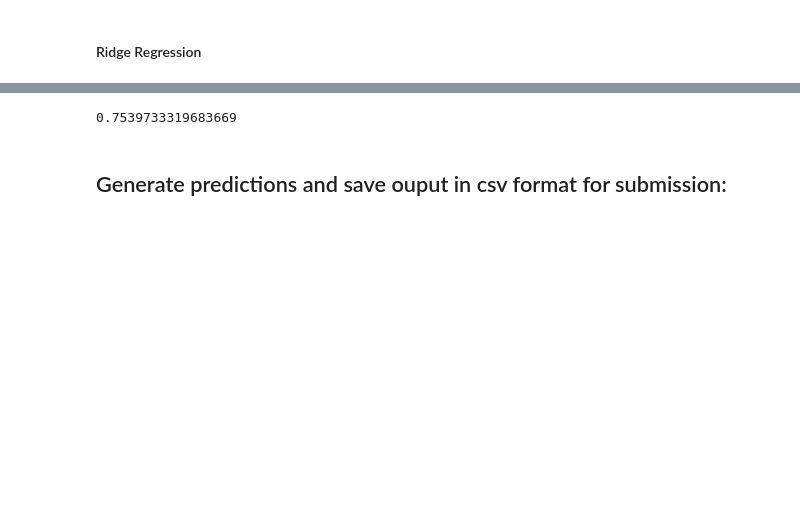
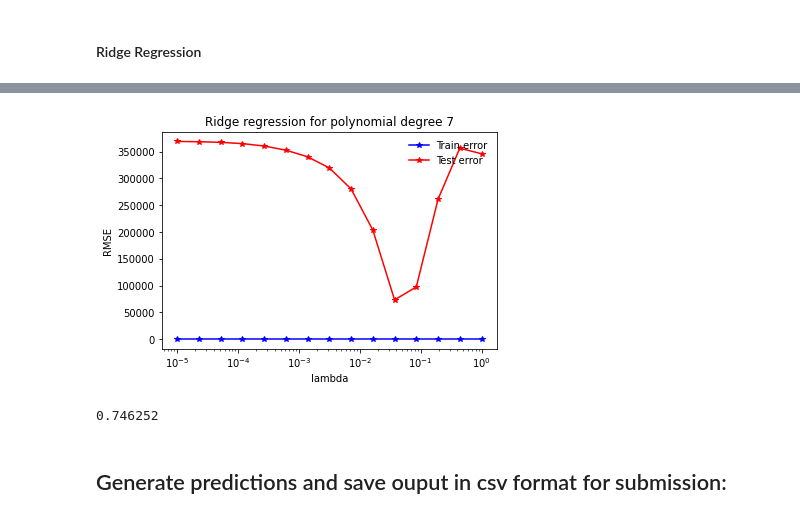
Before and after one commit to paocela/CS433-ML_Project_1-Higgs_Boson, a Jupyter notebook: project1.ipynb, the cells around one changed output, grey strips where cells are left out. Drawn from its saved outputs; the diff is of its cells as text; code cells hidden in the pictures; blank space fills up the shorter version.

```diff
--- a/project1.ipynb
+++ b/project1.ipynb
@@ -54,0 +23,6 @@ tx.shape
+# %%
+# data with preprocessing
+low = 1
+high = 99
+prediction_pp, x_pp = preprocess_data(data, prediction, low, high, False)
+y_pp, tx_pp = build_model_data(prediction_pp, x_pp)
@@ -274,8 +227,8 @@ seed = 56
 degree = 7
 split_ratio = 0.5
 
-lambda_ = find_ridge_hyperparameters(y_wo, tx_wo[:, 1:], degree, split_ratio, seed, lambdas)# - gives below Lambda, takes a lot of time so made it a comment
+lambda_ = find_ridge_hyperparameters(y_pp, tx_pp[:, 1:], degree, split_ratio, seed, lambdas)# - gives below Lambda, takes a lot of time so made it a comment
 #lambda_ = 0.037275937203149416 # best one according to above find_ridge_hyperparameters
 
-ridge_w, ridge_loss = ridge_regression(y_wo, tx_wo, lambda_)
+ridge_w_pp, ridge_loss_pp = ridge_regression(y_pp, tx_pp, lambda_)
 # %% [output]
@@ -299,11 +251,12 @@ Ridge Regression: loss = 0.6608683798282081
+[figure, added]
 # %%
 # calculate prediction
-ypred = predict_labels(ridge_w, tx_wo)
+ypred = predict_labels(ridge_w_pp, tx_pp)
 ypred = np.squeeze(ypred)
 
-(ypred == y_wo).mean()
+(ypred == y_pp).mean()
 # %% [output]
-0.7539733319683669
+0.746252
 # %% [markdown]
 ## Generate predictions and save ouput in csv format for submission:
 # %%
```
Also changed, not shown: parts of 35 cells of this notebook, 3 other files.
